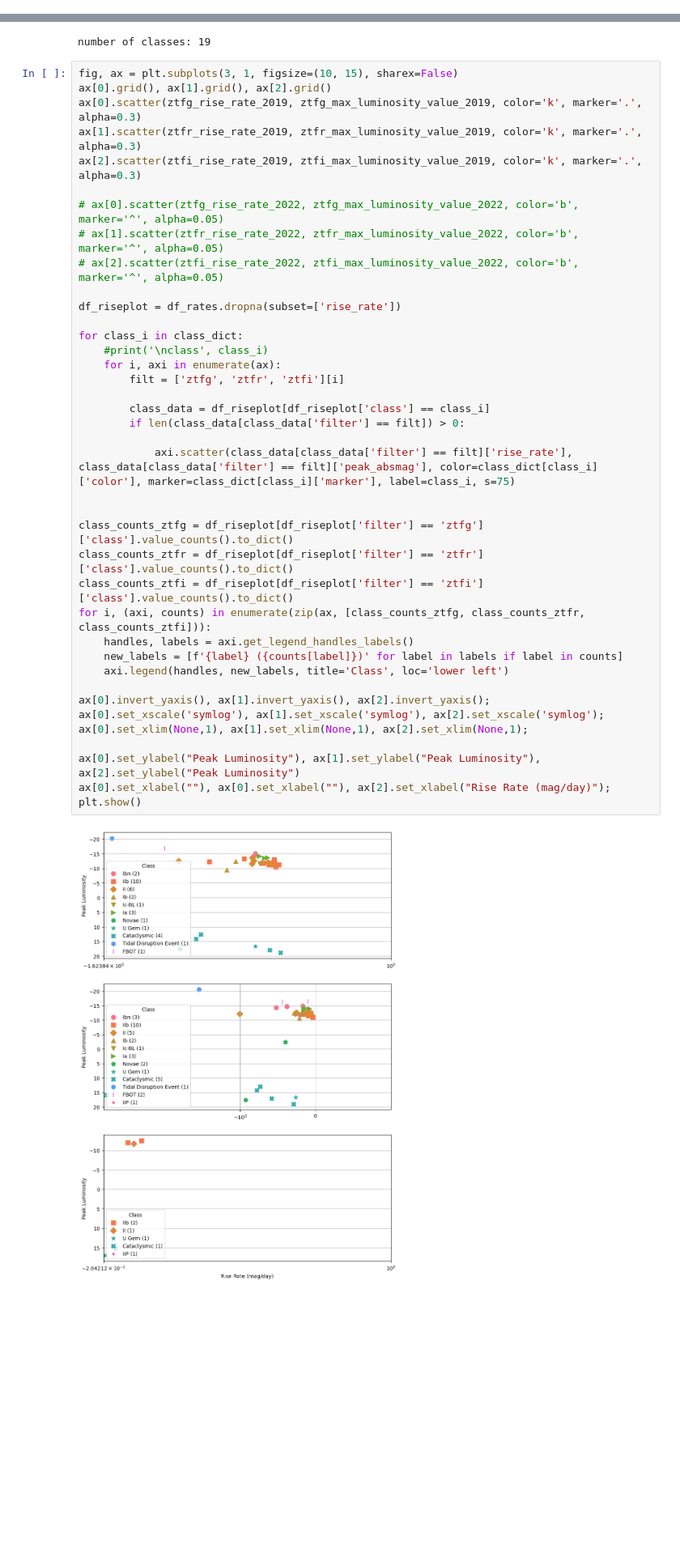
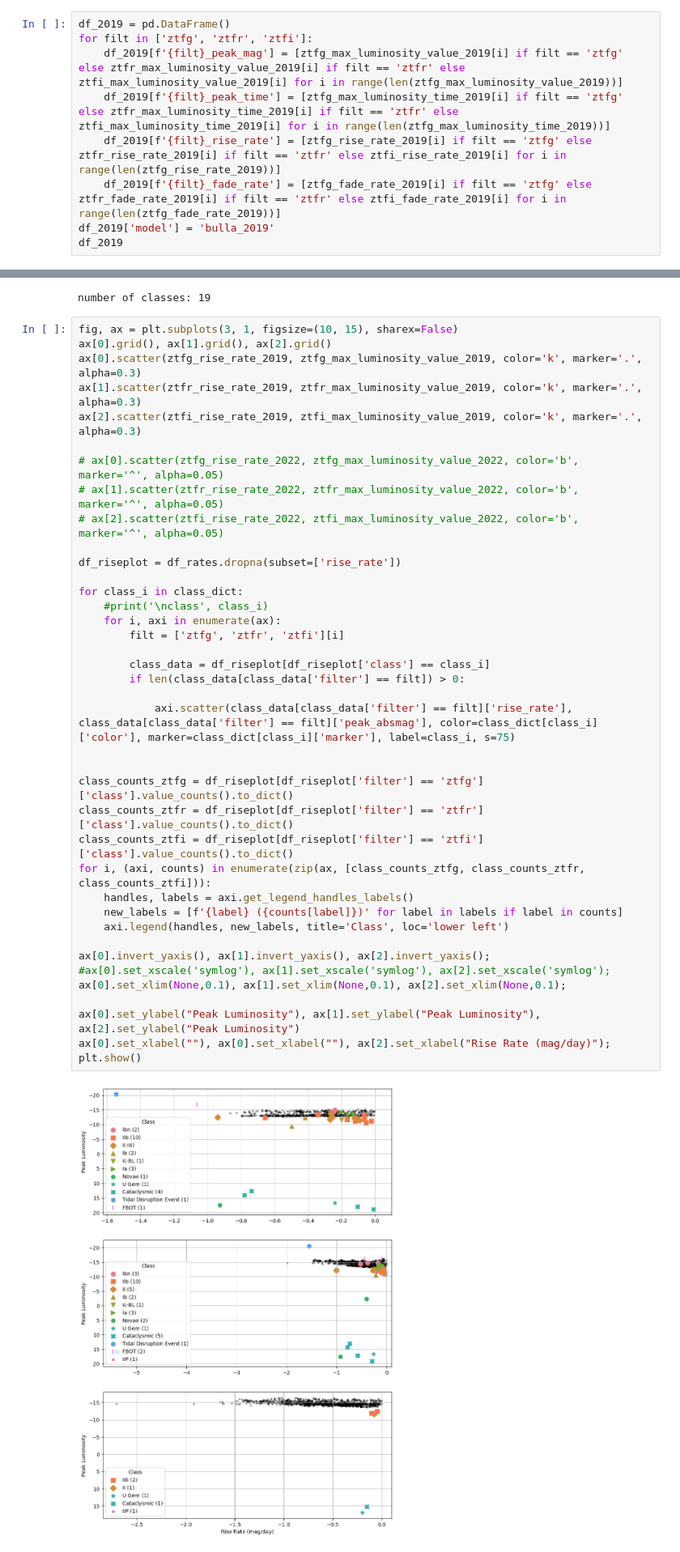
Before and after one commit to tylerbarna/kn-imposters, a Jupyter notebook: hq_candidates.ipynb, the cells around one changed output, grey strips where cells are left out. Shown at 81% size. Saved outputs shown, nothing was run; the diff lists cells and outputs as text; blank space fills up the shorter version.

```diff
--- a/hq_candidates.ipynb
+++ b/hq_candidates.ipynb
@@ -730,0 +731,9 @@ time required to calculate rates: 33.37 seconds
+# %%
+df_2019 = pd.DataFrame()
+for filt in ['ztfg', 'ztfr', 'ztfi']:
+    df_2019[f'{filt}_peak_mag'] = [ztfg_max_luminosity_value_2019[i] if filt == 'ztfg' else ztfr_max_luminosity_value_2019[i] if filt == 'ztfr' else ztfi_max_luminosity_value_2019[i] for i in range(len(ztfg_max_luminosity_value_2019))]
+    df_2019[f'{filt}_peak_time'] = [ztfg_max_luminosity_time_2019[i] if filt == 'ztfg' else ztfr_max_luminosity_time_2019[i] if filt == 'ztfr' else ztfi_max_luminosity_time_2019[i] for i in range(len(ztfg_max_luminosity_time_2019))]
+    df_2019[f'{filt}_rise_rate'] = [ztfg_rise_rate_2019[i] if filt == 'ztfg' else ztfr_rise_rate_2019[i] if filt == 'ztfr' else ztfi_rise_rate_2019[i] for i in range(len(ztfg_rise_rate_2019))]
+    df_2019[f'{filt}_fade_rate'] = [ztfg_fade_rate_2019[i] if filt == 'ztfg' else ztfr_fade_rate_2019[i] if filt == 'ztfr' else ztfi_fade_rate_2019[i] for i in range(len(ztfg_fade_rate_2019))]
+df_2019['model'] = 'bulla_2019'
+df_2019
@@ -803,33 +828,33 @@ ax[2].scatter(ztfi_rise_rate_2019, ztfi_max_luminosity_value_2019, color='k', ma
 # ax[1].scatter(ztfr_rise_rate_2022, ztfr_max_luminosity_value_2022, color='b', marker='^', alpha=0.05)
 # ax[2].scatter(ztfi_rise_rate_2022, ztfi_max_luminosity_value_2022, color='b', marker='^', alpha=0.05)
 
 df_riseplot = df_rates.dropna(subset=['rise_rate'])
 
 for class_i in class_dict:
     #print('\nclass', class_i)
     for i, axi in enumerate(ax):
         filt = ['ztfg', 'ztfr', 'ztfi'][i]
 
         class_data = df_riseplot[df_riseplot['class'] == class_i]
         if len(class_data[class_data['filter'] == filt]) > 0:
 
             axi.scatter(class_data[class_data['filter'] == filt]['rise_rate'], class_data[class_data['filter'] == filt]['peak_absmag'], color=class_dict[class_i]['color'], marker=class_dict[class_i]['marker'], label=class_i, s=75)
 
 
 class_counts_ztfg = df_riseplot[df_riseplot['filter'] == 'ztfg']['class'].value_counts().to_dict()
 class_counts_ztfr = df_riseplot[df_riseplot['filter'] == 'ztfr']['class'].value_counts().to_dict()
 class_counts_ztfi = df_riseplot[df_riseplot['filter'] == 'ztfi']['class'].value_counts().to_dict()
 for i, (axi, counts) in enumerate(zip(ax, [class_counts_ztfg, class_counts_ztfr, class_counts_ztfi])):
     handles, labels = axi.get_legend_handles_labels()
     new_labels = [f'{label} ({counts[label]})' for label in labels if label in counts]
     axi.legend(handles, new_labels, title='Class', loc='lower left')
 
 ax[0].invert_yaxis(), ax[1].invert_yaxis(), ax[2].invert_yaxis();
-ax[0].set_xscale('symlog'), ax[1].set_xscale('symlog'), ax[2].set_xscale('symlog');
-ax[0].set_xlim(None,1), ax[1].set_xlim(None,1), ax[2].set_xlim(None,1);
+#ax[0].set_xscale('symlog'), ax[1].set_xscale('symlog'), ax[2].set_xscale('symlog');
+ax[0].set_xlim(None,0.1), ax[1].set_xlim(None,0.1), ax[2].set_xlim(None,0.1);
 
 ax[0].set_ylabel("Peak Luminosity"), ax[1].set_ylabel("Peak Luminosity"), ax[2].set_ylabel("Peak Luminosity")
 ax[0].set_xlabel(""), ax[0].set_xlabel(""), ax[2].set_xlabel("Rise Rate (mag/day)");
 plt.show()
 # %% [output]
-[figure, old version]
+[figure, new version]
```
Also changed, not shown: parts of 10 cells of this notebook, 1 other file.
